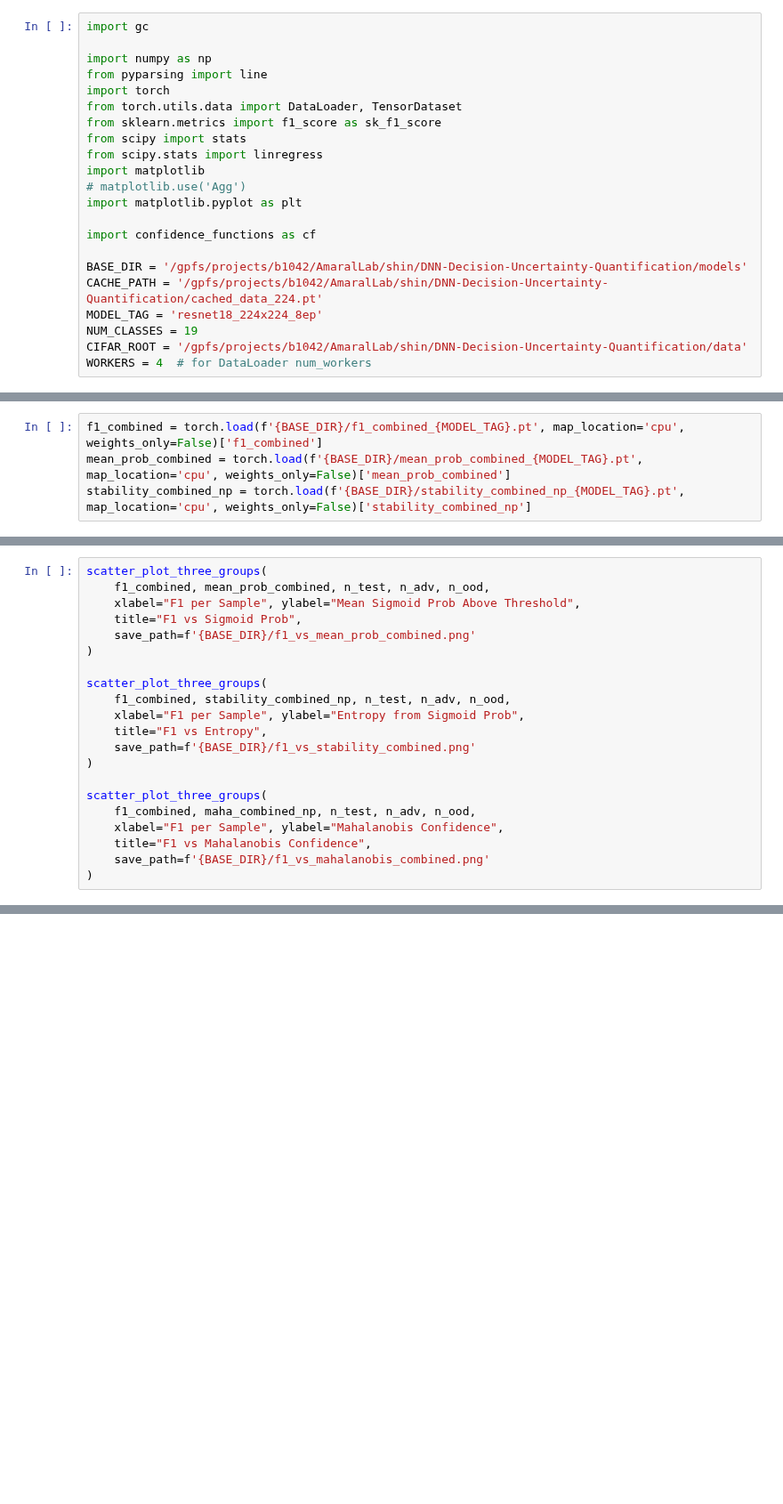
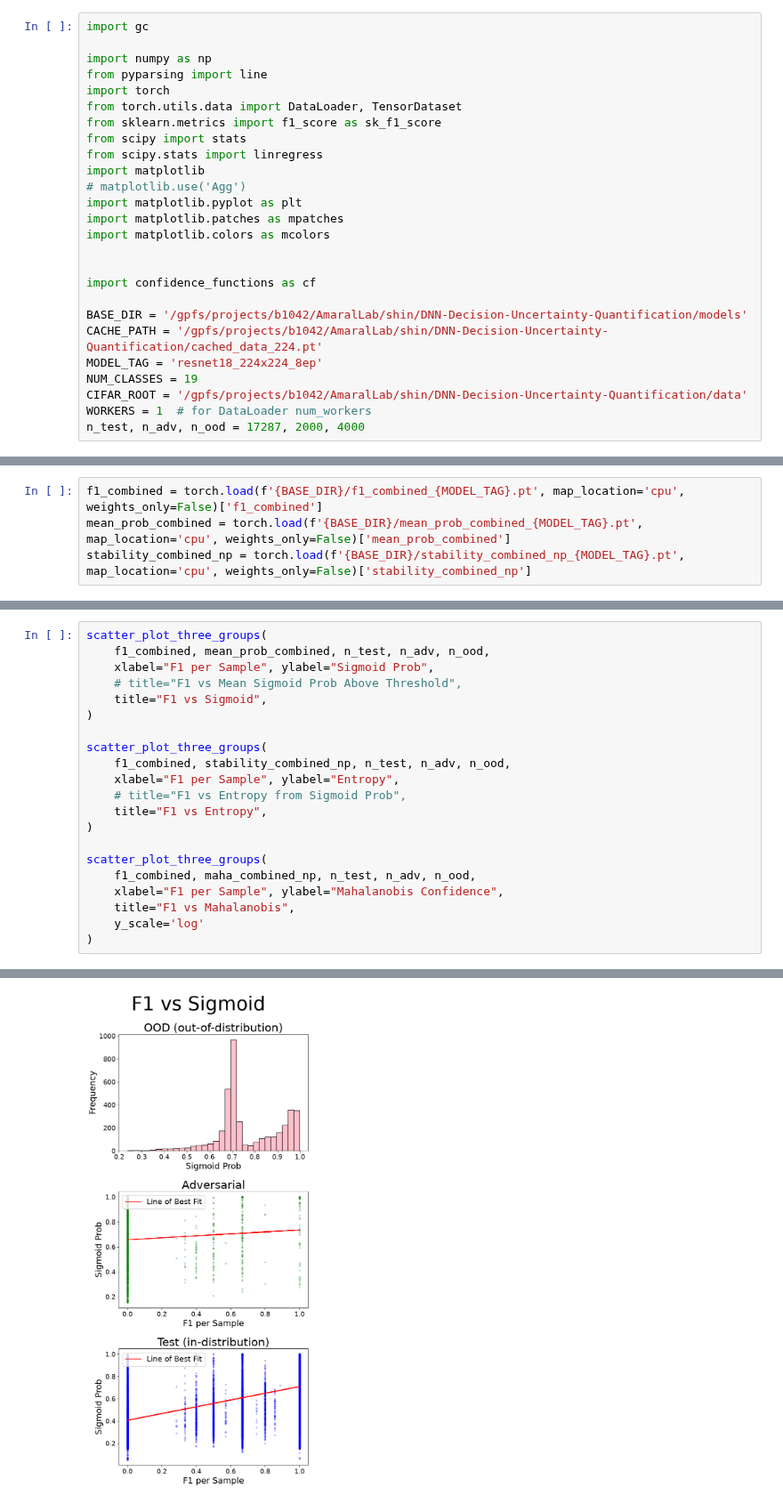
Before and after one commit to ShinLin94/DNN-Decision-Uncertainty-Quantification, a Jupyter notebook: 12_plotting.ipynb, the cells around one changed output, grey strips where cells are left out. Shown at 89% size. Saved outputs shown, nothing was run; the diff lists cells and outputs as text; blank space fills up the shorter version.

```diff
--- a/12_plotting.ipynb
+++ b/12_plotting.ipynb
@@ -11,6 +11,9 @@ from scipy.stats import linregress
 import matplotlib
 # matplotlib.use('Agg')
 import matplotlib.pyplot as plt
+import matplotlib.patches as mpatches
+import matplotlib.colors as mcolors
+
 
 import confidence_functions as cf
 
@@ -19,6 +22,7 @@ CACHE_PATH = '/gpfs/projects/b1042/AmaralLab/shin/DNN-Decision-Uncertainty-Quant
 MODEL_TAG = 'resnet18_224x224_8ep'
 NUM_CLASSES = 19
 CIFAR_ROOT = '/gpfs/projects/b1042/AmaralLab/shin/DNN-Decision-Uncertainty-Quantification/data'
-WORKERS = 4  # for DataLoader num_workers
+WORKERS = 1  # for DataLoader num_workers
+n_test, n_adv, n_ood = 17287, 2000, 4000
 # %%
 device = torch.device('cuda' if torch.cuda.is_available() else 'cpu')
@@ -217,21 +400,22 @@ maha_combined_np
 # %%
 scatter_plot_three_groups(
     f1_combined, mean_prob_combined, n_test, n_adv, n_ood,
-    xlabel="F1 per Sample", ylabel="Mean Sigmoid Prob Above Threshold",
-    title="F1 vs Sigmoid Prob",
-    save_path=f'{BASE_DIR}/f1_vs_mean_prob_combined.png'
+    xlabel="F1 per Sample", ylabel="Sigmoid Prob",
+    # title="F1 vs Mean Sigmoid Prob Above Threshold",
+    title="F1 vs Sigmoid",
 )
 
 scatter_plot_three_groups(
     f1_combined, stability_combined_np, n_test, n_adv, n_ood,
-    xlabel="F1 per Sample", ylabel="Entropy from Sigmoid Prob",
+    xlabel="F1 per Sample", ylabel="Entropy",
+    # title="F1 vs Entropy from Sigmoid Prob",
     title="F1 vs Entropy",
-    save_path=f'{BASE_DIR}/f1_vs_stability_combined.png'
 )
 
 scatter_plot_three_groups(
     f1_combined, maha_combined_np, n_test, n_adv, n_ood,
     xlabel="F1 per Sample", ylabel="Mahalanobis Confidence",
-    title="F1 vs Mahalanobis Confidence",
-    save_path=f'{BASE_DIR}/f1_vs_mahalanobis_combined.png'
+    title="F1 vs Mahalanobis",
+    y_scale='log'
 )
+# %% [output]
@@ -237,0 +432 @@ scatter_plot_three_groups(
+[figure, added]
```
Also changed, not shown: parts of 42 cells of this notebook, 6 other files.
